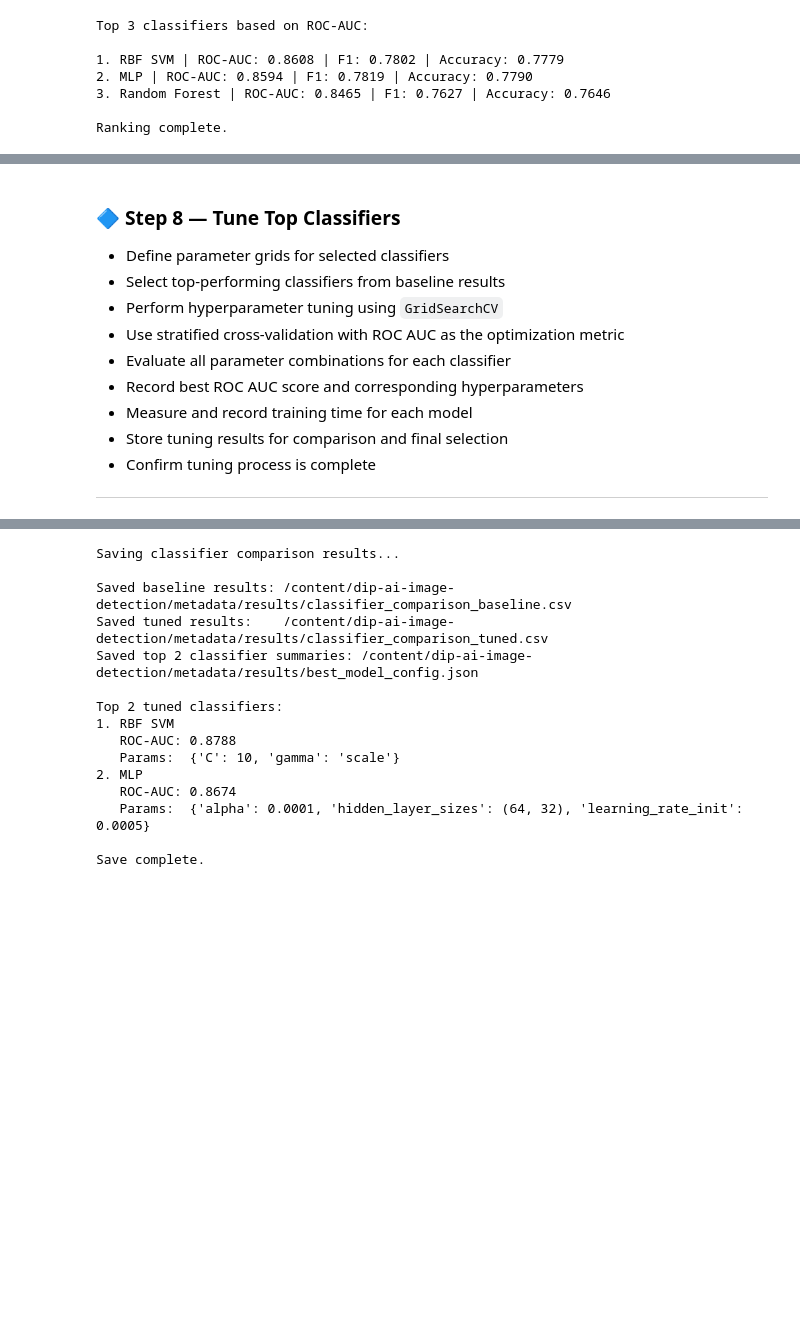
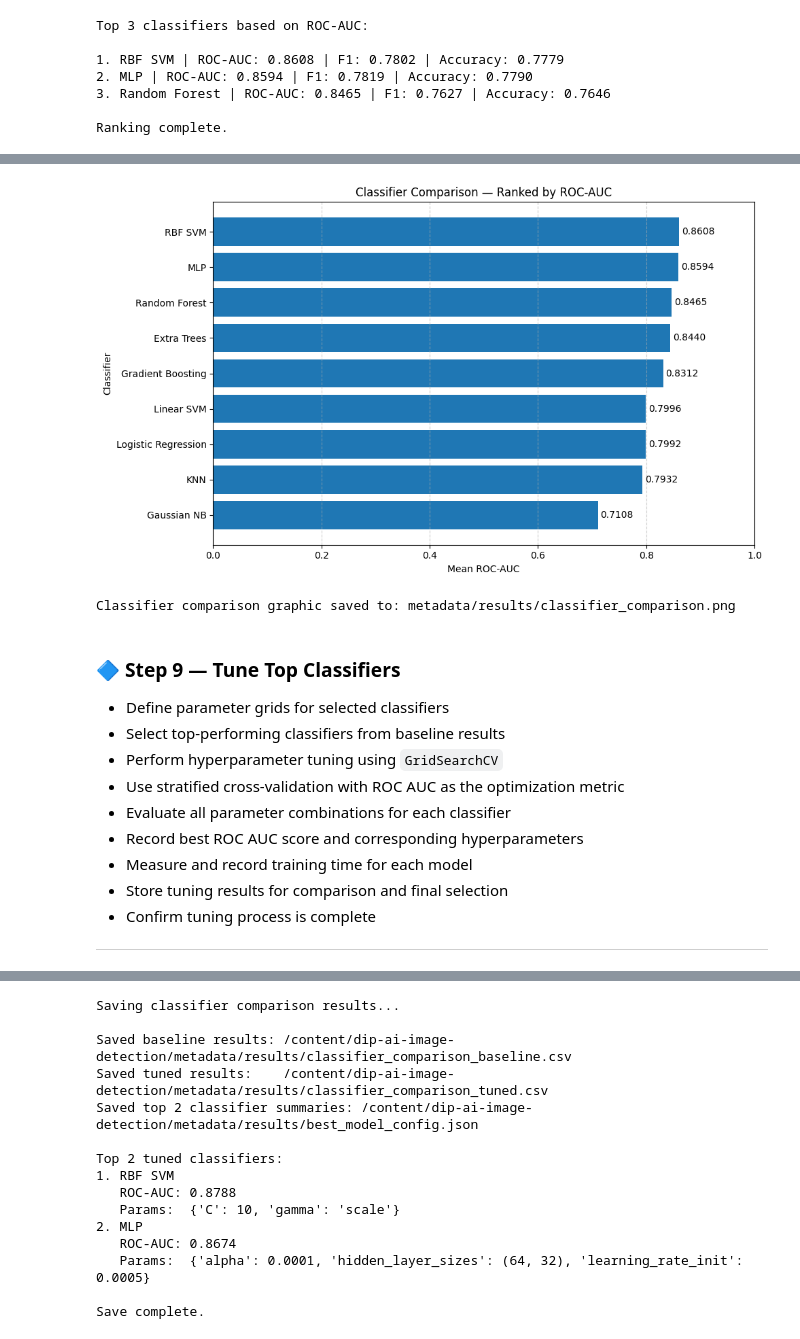
Before and after one commit to pgailinas/dip-ai-image-detection, a Jupyter notebook: notebooks/07_Classifier_Selection.ipynb, the cells around one changed output, grey strips where cells are left out. Saved outputs shown, nothing was run; the diff lists cells and outputs as text; code cells hidden in the pictures; blank space fills up the shorter version.

```diff
--- a/notebooks/07_Classifier_Selection.ipynb
+++ b/notebooks/07_Classifier_Selection.ipynb
@@ -804,5 +827,68 @@ Ranking complete.
+# %%
+# ============================================
+# Step 8: Create Comparison Barchart
+# ============================================
+
+import matplotlib.pyplot as plt
+from pathlib import Path
+
+# -------------------------------------------------
+# Select classifiers to display
+# -------------------------------------------------
+NUM_CLASSIFIERS_TO_PLOT = 9
+
+df_plot = df_baseline_results.head(NUM_CLASSIFIERS_TO_PLOT).copy()
+
+# -------------------------------------------------
+# Create output directory
+# -------------------------------------------------
+output_dir = Path("metadata/results")
+output_dir.mkdir(parents=True, exist_ok=True)
+
+output_path = output_dir / "classifier_comparison.png"
+
+# -------------------------------------------------
+# Create horizontal bar chart
+# -------------------------------------------------
+plt.figure(figsize=(10, 6))
+
+plt.barh(
+    df_plot["classifier"],
+    df_plot["roc_auc_mean"]
+)
+
+plt.xlabel("Mean ROC-AUC")
+plt.ylabel("Classifier")
+plt.title("Classifier Comparison — Ranked by ROC-AUC")
+
+plt.xlim(0.0, 1.0)
+plt.gca().invert_yaxis()
+plt.grid(axis="x", linestyle="--", alpha=0.6)
+
+# -------------------------------------------------
+# Add ROC-AUC value labels
+# -------------------------------------------------
+for i, value in enumerate(df_plot["roc_auc_mean"]):
+    plt.text(
+        value + 0.005,
+        i,
+        f"{value:.4f}",
+        va="center"
+    )
+
+# -------------------------------------------------
+# Save figure
+# -------------------------------------------------
+plt.tight_layout()
+plt.savefig(output_path, dpi=300, bbox_inches="tight")
+plt.show()
+
+print(f"Classifier comparison graphic saved to: {output_path}")
+# %% [output]
+[figure, added]
+Classifier comparison graphic saved to: metadata/results/classifier_comparison.png
 # %% [markdown]
-### 🔷 Step 8 — Tune Top Classifiers
+### 🔷 Step 9 — Tune Top Classifiers
 
 - Define parameter grids for selected classifiers
 - Select top-performing classifiers from baseline results
```
Also changed, not shown: parts of 8 cells of this notebook.
